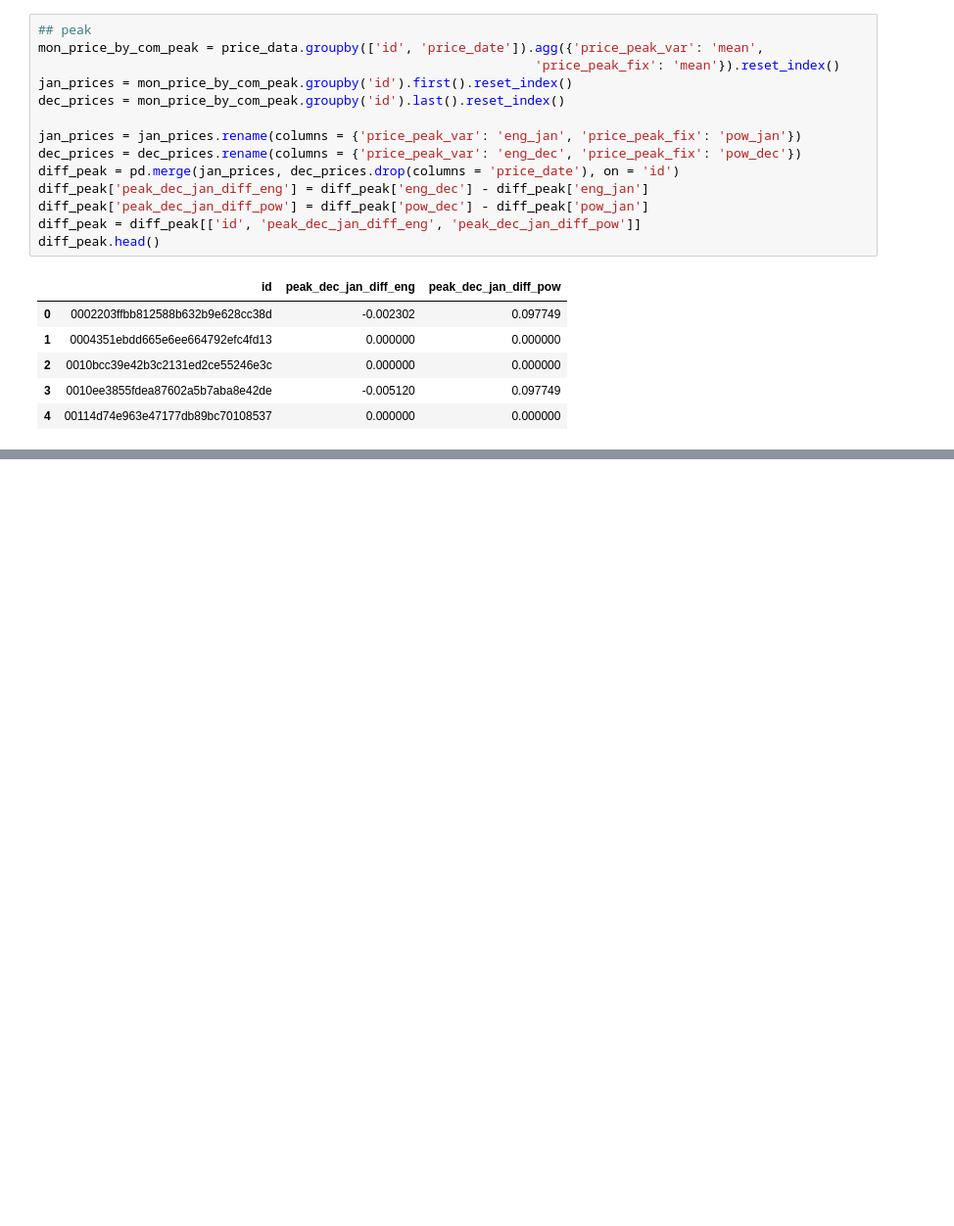
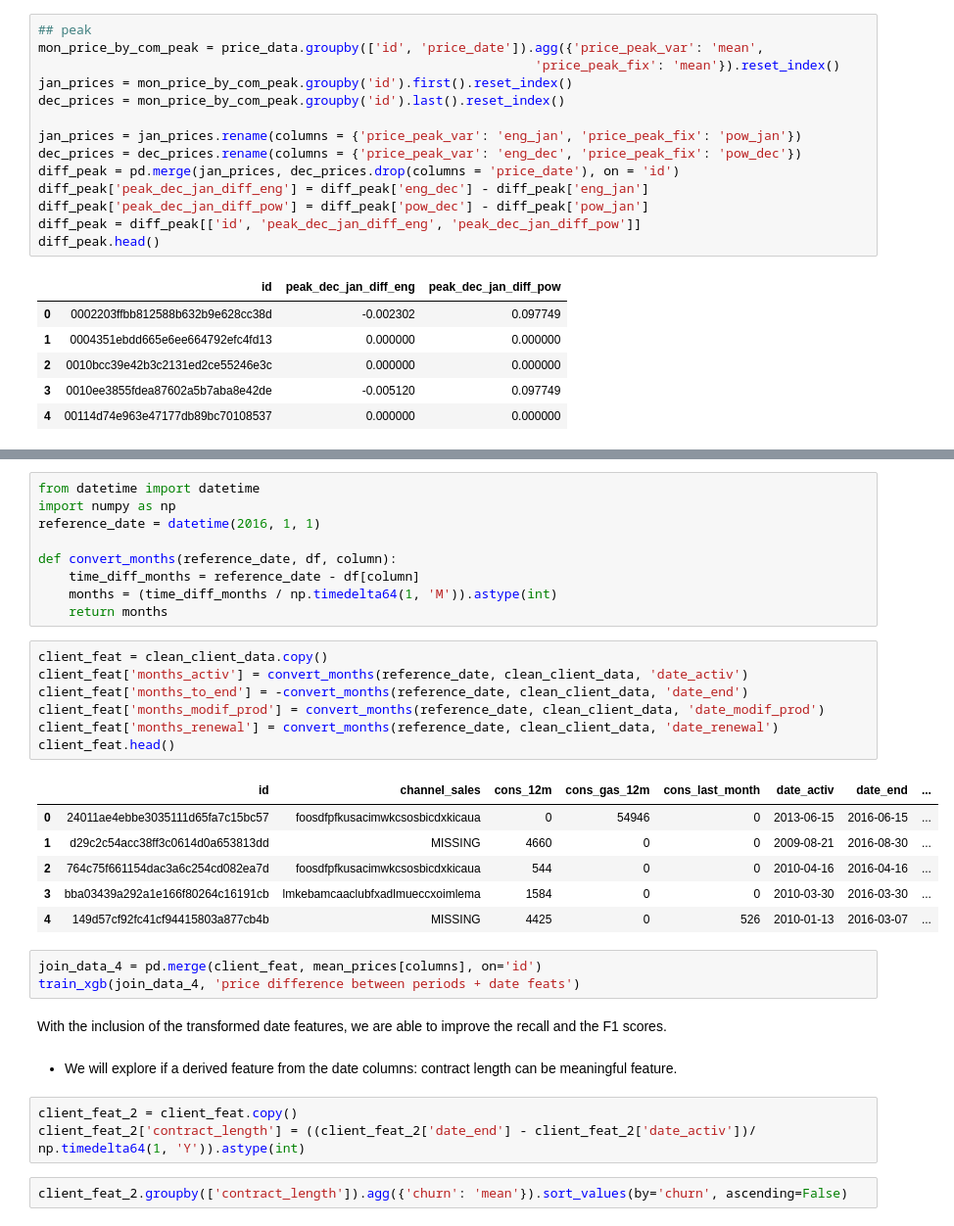
Before and after one commit to ciciecho-ds/bcg_vi_customer_churn, a Jupyter notebook: notebooks/model.ipynb, the cells around one changed output, grey strips where cells are left out. Shown at 98% size. Drawn from its saved outputs; the diff is of its cells as text; blank space fills up the shorter version.

```diff
--- a/notebooks/model.ipynb
+++ b/notebooks/model.ipynb
@@ -229,0 +360,35 @@ pd.DataFrame(results).T
+# %%
+from datetime import datetime
+import numpy as np
+reference_date = datetime(2016, 1, 1)
+
+def convert_months(reference_date, df, column):
+    time_diff_months = reference_date - df[column]
+    months = (time_diff_months / np.timedelta64(1, 'M')).astype(int)
+    return months
+# %%
+client_feat = clean_client_data.copy()
+client_feat['months_activ'] = convert_months(reference_date, clean_client_data, 'date_activ')
+client_feat['months_to_end'] = -convert_months(reference_date, clean_client_data, 'date_end')
+client_feat['months_modif_prod'] = convert_months(reference_date, clean_client_data, 'date_modif_prod')
+client_feat['months_renewal'] = convert_months(reference_date, clean_client_data, 'date_renewal')
+client_feat.head()
+# %% [output]
+|  | id | channel_sales | cons_12m | cons_gas_12m | cons_last_month | date_activ | date_end | ... |
+| 0 | 24011ae4ebbe3035111d65fa7c15bc57 | foosdfpfkusacimwkcsosbicdxkicaua | 0 | 54946 | 0 | 2013-06-15 | 2016-06-15 | ... |
+| 1 | d29c2c54acc38ff3c0614d0a653813dd | MISSING | 4660 | 0 | 0 | 2009-08-21 | 2016-08-30 | ... |
+| 2 | 764c75f661154dac3a6c254cd082ea7d | foosdfpfkusacimwkcsosbicdxkicaua | 544 | 0 | 0 | 2010-04-16 | 2016-04-16 | ... |
+| 3 | bba03439a292a1e166f80264c16191cb | lmkebamcaaclubfxadlmueccxoimlema | 1584 | 0 | 0 | 2010-03-30 | 2016-03-30 | ... |
+| 4 | 149d57cf92fc41cf94415803a877cb4b | MISSING | 4425 | 0 | 526 | 2010-01-13 | 2016-03-07 | ... |
+# %%
+join_data_4 = pd.merge(client_feat, mean_prices[columns], on='id')
+train_xgb(join_data_4, 'price difference between periods + date feats')
+# %% [markdown]
+With the inclusion of the transformed date features, we are able to improve the recall and the F1 scores.
+# %% [markdown]
+* We will explore if a derived feature from the date columns: contract length can be meaningful feature.
+# %%
+client_feat_2 = client_feat.copy()
+client_feat_2['contract_length'] = ((client_feat_2['date_end'] - client_feat_2['date_activ'])/ np.timedelta64(1, 'Y')).astype(int)
+# %%
+client_feat_2.groupby(['contract_length']).agg({'churn': 'mean'}).sort_values(by='churn', ascending=False)
```
Also changed, not shown: parts of 47 cells of this notebook.
